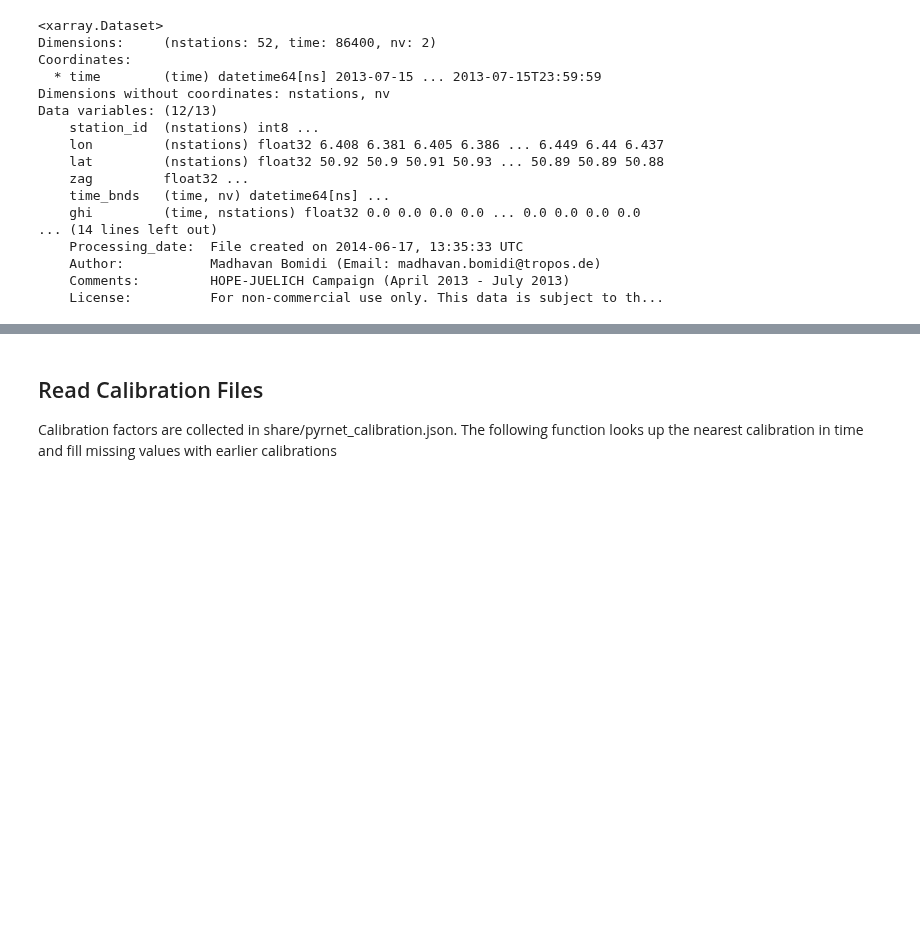
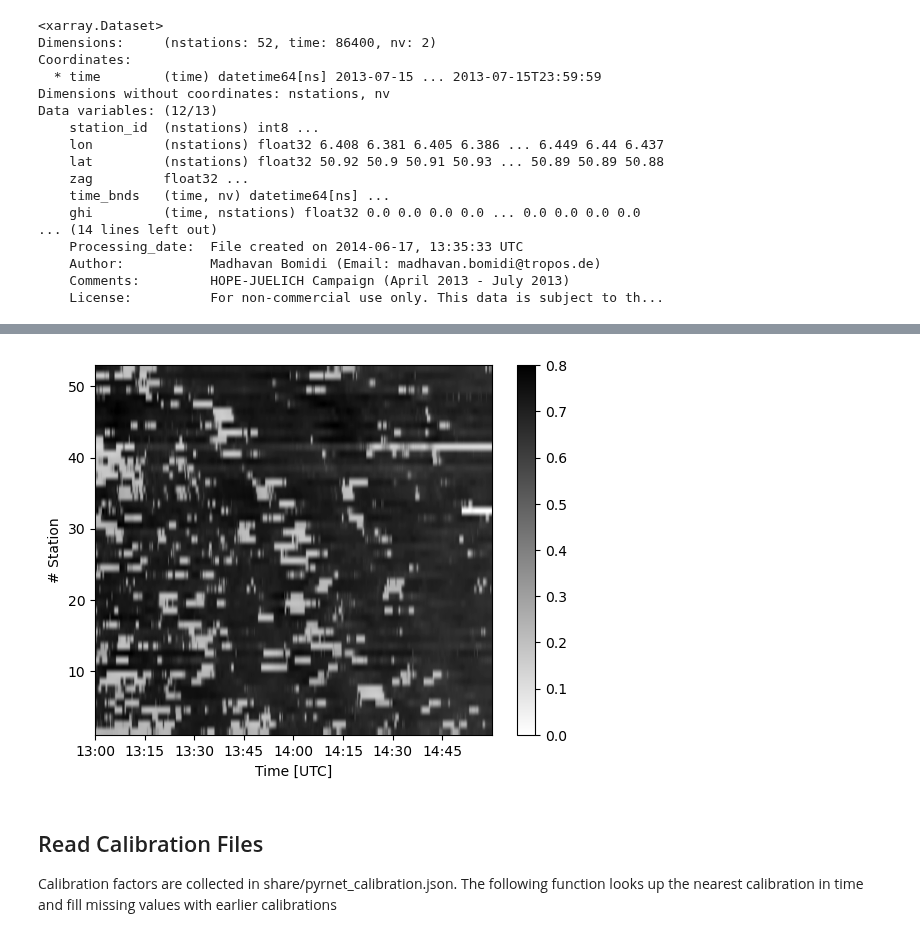
Before and after one commit to tropos-car/tropos-pyrnet, a Jupyter notebook: docs/source/nbs/pyrnet.ipynb, the cells around one changed output, grey strips where cells are left out. Saved outputs shown, nothing was run; the diff lists cells and outputs as text; code cells hidden in the pictures; blank space fills up the shorter version.

```diff
--- a/docs/source/nbs/pyrnet.ipynb
+++ b/docs/source/nbs/pyrnet.ipynb
@@ -578,27 +581,29 @@ p = plt.plot(pyr.x.data,pyr.y.data,'+')
 # %%
-tstart = int(13.0*3600)
-tstop  = tstart+2*3600
-tslice = slice(tstart,tstop)
-
-tlim = [
-    mdates.date2num(pyr.time.data[tslice][0]),
-    mdates.date2num(pyr.time.data[tslice][-1])
-]
-
-fig,ax = plt.subplots(1,1)
-
-i_sy = np.argsort(-pyr.y.data)
-im1 = ax.imshow(pyr.gtrans[tslice,i_sy].T, extent=[tlim[0],tlim[1], 1, 1+len(i_sy)], aspect="auto", cmap="gray_r", vmin=0.0, vmax=0.8)
-_ = ax.set_ylabel("# Station")
-
-
-date_fmt = mdates.DateFormatter('%H:%M')
-xticks = ax.get_xticks()
-ax.xaxis_date()
-ax.xaxis.set_major_formatter(date_fmt)
-_ = ax.set_xlabel("Time [UTC]")
-fig.colorbar(im1, ax=ax)
-fig.show()
+# tstart = int(13.0*3600)
+# tstop  = tstart+2*3600
+# tslice = slice(tstart,tstop)
+#
+# tlim = [
+#     mdates.date2num(pyr.time.data[tslice][0]),
+#     mdates.date2num(pyr.time.data[tslice][-1])
+# ]
+#
+# fig,ax = plt.subplots(1,1)
+#
+# i_sy = np.argsort(-pyr.y.data)
+# im1 = ax.imshow(pyr.gtrans[tslice,i_sy].T, extent=[tlim[0],tlim[1], 1, 1+len(i_sy)], aspect="auto", cmap="gray_r", vmin=0.0, vmax=0.8)
+# _ = ax.set_ylabel("# Station")
+#
+#
+# date_fmt = mdates.DateFormatter('%H:%M')
+# xticks = ax.get_xticks()
+# ax.xaxis_date()
+# ax.xaxis.set_major_formatter(date_fmt)
+# _ = ax.set_xlabel("Time [UTC]")
+# fig.colorbar(im1, ax=ax)
+# fig.show()
+# %% [output]
+[figure, added]
 # %% [markdown]
 ## Read Calibration Files
 Calibration factors are collected in share/pyrnet_calibration.json. The following function looks up the nearest calibration in time and fill missing values with earlier calibrations
```
Also changed, not shown: parts of 18 cells of this notebook, 3 other files.
